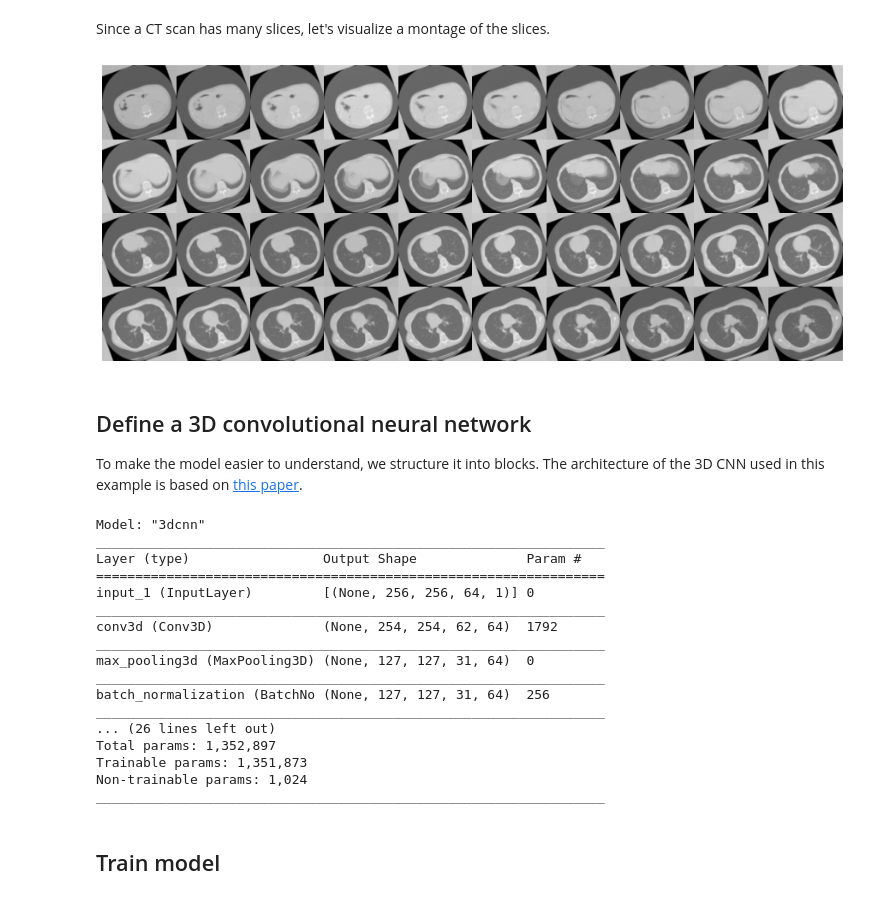
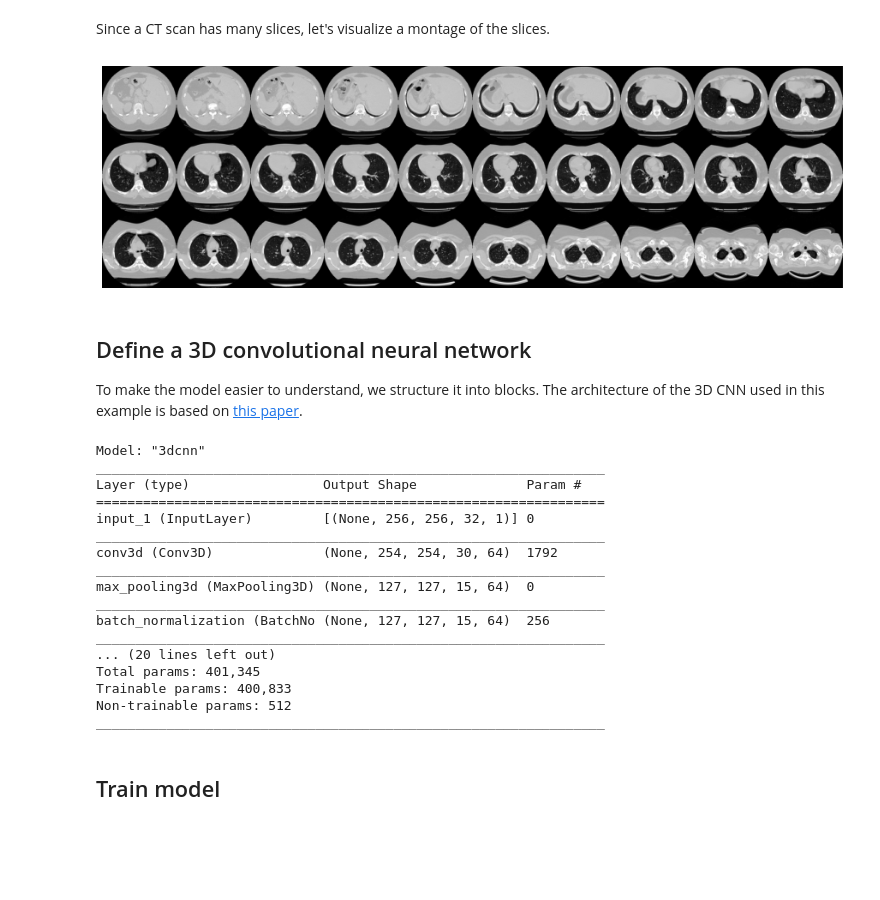
Before and after one commit to hasibzunair/3D-image-classification-tutorial, a Jupyter notebook: testnotebook.ipynb, the cells around one changed output. Cells and saved outputs as stored; diff of their text form; code cells hidden in the pictures; blank space fills up the shorter version.

Commit message:
update working data input pipeline

```diff
--- a/testnotebook.ipynb
+++ b/testnotebook.ipynb
@@ -260,20 +321,20 @@ it to have values between 0 and 1. For the validation data, the volumes are only
 train_loader = tf.data.Dataset.from_tensor_slices((x_train, y_train))
 validation_loader = tf.data.Dataset.from_tensor_slices((x_val, y_val))
 
-batch_size = 2
+batch_size = 5
 # Augment the on the fly during training.
 train_dataset = (
     train_loader.shuffle(len(x_train))
     .map(train_preprocessing)
     .batch(batch_size)
-    .prefetch(4)
+    .prefetch(10)
 )
 # Only rescale.
 validation_dataset = (
     validation_loader.shuffle(len(x_val))
     .map(validation_preprocessing)
     .batch(batch_size)
-    .prefetch(4)
+    .prefetch(10)
 )
 # %% [markdown]
 Let's visualize a CT scan and it's shape.
@@ -290,35 +355,35 @@ plt.imshow(np.squeeze(image[:, :, 30]), cmap="gray")
 Since a CT scan has many slices, let's visualize a montage of the slices.
 # %%
 def plot_slices(num_rows, num_columns, width, height, data):
-    """Plot a montage of 20 CT slices"""
+    """Plot a montage of CT slices"""
     data = np.rot90(np.array(data))
     data = np.transpose(data)
     data = np.reshape(data, (num_rows, num_columns, width, height))
     rows_data, columns_data = data.shape[0], data.shape[1]
     heights = [slc[0].shape[0] for slc in data]
     widths = [slc.shape[1] for slc in data[0]]
     fig_width = 12.0
     fig_height = fig_width * sum(heights) / sum(widths)
     f, axarr = plt.subplots(
         rows_data,
         columns_data,
         figsize=(fig_width, fig_height),
         gridspec_kw={"height_ratios": heights},
     )
     for i in range(rows_data):
         for j in range(columns_data):
             axarr[i, j].imshow(data[i][j], cmap="gray")
             axarr[i, j].axis("off")
     plt.subplots_adjust(wspace=0, hspace=0, left=0, right=1, bottom=0, top=1)
     plt.show()
 
 
-# Display 20 slices from the CT scan.
-# Here we visualize 20 slices, 2 rows and 10 columns
+# Display 30 slices from the CT scan.
+# Here we visualize 30 slices, 3 rows and 10 columns
 # adapt it according to your need.
-plot_slices(4, 10, 256, 256, image[:, :, :40])
+plot_slices(3, 10, 256, 256, image[:, :, :30])
 # %% [output]
-[figure, old version]
+[figure, new version]
 # %% [markdown]
 ## Define a 3D convolutional neural network
 
@@ -326,7 +391,7 @@ To make the model easier to understand, we structure it into blocks.
 The architecture of the 3D CNN used in this example
 is based on [this paper](https://arxiv.org/abs/2007.13224).
 # %%
-def get_model(width=256, height=256, depth=64):
+def get_model(width=256, height=256, depth=32):
     """build a 3D convolutional neural network model"""
 
     inputs = keras.Input((width, height, depth, 1))
@@ -343,9 +408,9 @@ def get_model(width=256, height=256, depth=64):
     x = layers.MaxPool3D(pool_size=2)(x)
     x = layers.BatchNormalization()(x)
 
-    x = layers.Conv3D(filters=256, kernel_size=3, activation="relu")(x)
-    x = layers.MaxPool3D(pool_size=2)(x)
-    x = layers.BatchNormalization()(x)
+    #x = layers.Conv3D(filters=256, kernel_size=3, activation="relu")(x)
+    #x = layers.MaxPool3D(pool_size=2)(x)
+    #x = layers.BatchNormalization()(x)
 
     x = layers.GlobalAveragePooling3D()(x)
     x = layers.Dense(units=512, activation="relu")(x)
@@ -359,25 +424,25 @@ def get_model(width=256, height=256, depth=64):
 
 
 # Build model.
-model = get_model(width=256, height=256, depth=64)
+model = get_model(width=256, height=256, depth=32)
 model.summary()
 # %% [output]
 Model: "3dcnn"
 _________________________________________________________________
 Layer (type)                 Output Shape              Param #
 =================================================================
-input_1 (InputLayer)         [(None, 256, 256, 64, 1)] 0
+input_1 (InputLayer)         [(None, 256, 256, 32, 1)] 0
 _________________________________________________________________
-conv3d (Conv3D)              (None, 254, 254, 62, 64)  1792
+conv3d (Conv3D)              (None, 254, 254, 30, 64)  1792
 _________________________________________________________________
-max_pooling3d (MaxPooling3D) (None, 127, 127, 31, 64)  0
+max_pooling3d (MaxPooling3D) (None, 127, 127, 15, 64)  0
 _________________________________________________________________
-batch_normalization (BatchNo (None, 127, 127, 31, 64)  256
+batch_normalization (BatchNo (None, 127, 127, 15, 64)  256
 _________________________________________________________________
-... (26 lines left out)
-Total params: 1,352,897
-Trainable params: 1,351,873
-Non-trainable params: 1,024
+... (20 lines left out)
+Total params: 401,345
+Trainable params: 400,833
+Non-trainable params: 512
 _________________________________________________________________
 # %% [markdown]
 ## Train model
```
Also changed, not shown: parts of 6 cells of this notebook.
